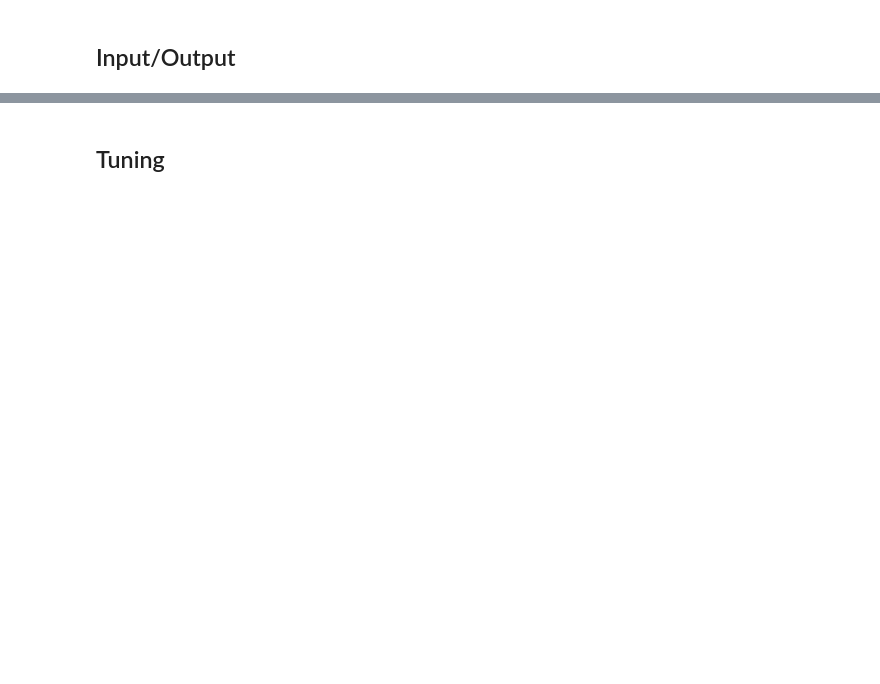
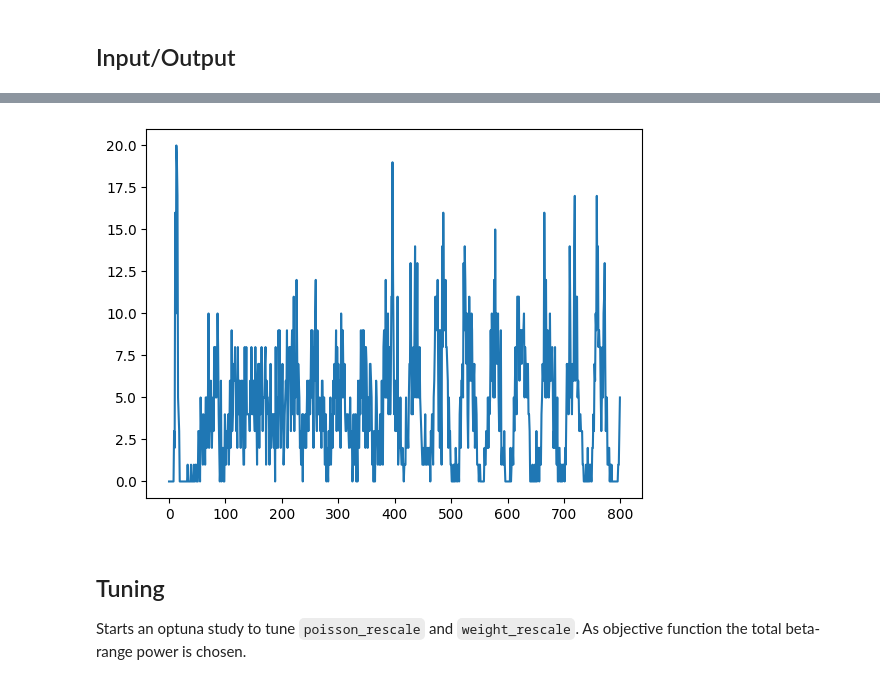
Before and after one commit to djanloo/quilt, a Jupyter notebook: basal_ganglia.ipynb, the cells around one changed output, grey strips where cells are left out. Saved outputs shown, nothing was run; the diff lists cells and outputs as text; code cells hidden in the pictures; blank space fills up the shorter version.

```diff
--- a/basal_ganglia.ipynb
+++ b/basal_ganglia.ipynb
@@ -15,5 +13,11 @@ The autoreload extension is already loaded. To reload it, use:
 # %%
-from quilt.builder import NeuronCatalogue, SpikingNetwork
+from quilt.interface.spiking import set_verbosity
+set_verbosity(1)
 
-catalogue = NeuronCatalogue.from_yaml("tests/basal_ganglia_neurons.yaml")
+
+T = 800 # simulate for 800 ms
+dt = 0.1 # ms
+points_per_bin = 10      # bins 1 ms wide
+sampling_frequency = 1e3 # 1 kHz sampling frequency
+burn_in_millis = 200     # the first part of the record to discard (ms)
 # %%
@@ -63,3 +72,3 @@ sn.populations["D2"].add_poisson_spike_injector(972.927, 0.45 * poisson_rescale)
 # %%
-sn.run(dt=0.1, time=5000)
+sn.run(dt=dt, time=T)
 # %% [output]
@@ -89,16 +96,5 @@ for pop in sn.populations.keys():
 # %%
-fig, ax = plt.subplots()
-timesteps_per_bin = 10
-binned_signals = dict()
-
-for pop in spikes.keys():
-    binned_signals[pop] = np.sum(
-                            spikes[pop][:(len(spikes[pop])//timesteps_per_bin)*timesteps_per_bin].reshape(-1, timesteps_per_bin),
-                            axis=1).squeeze()
-
-    mfr = np.mean(binned_signals[pop][200:]) * 1e3 / sn.populations[pop].n_neurons
-    print(f"Mean firing rate {pop}:\t{mfr:.1f} Hz")
-    plt.plot(binned_signals[pop], label=pop)
-
-plt.legend()
-plt.ylabel("spikes per ms");
+def bin_spikes(spikes, points_per_bin = 10):
+    binned_signal = np.sum( spikes[:(len(spikes)//points_per_bin)*points_per_bin].reshape(-1, points_per_bin),
+                        axis=1).squeeze()
+    return binned_signal
@@ -180,0 +101,5 @@ plt.plot(tt, bandpass(binned_signals[pop], [30, 80], 1000))
+# %%
+plt.plot(bin_spikes(spikes["D1"]))
+plt.show()
+# %% [output]
+[figure, added]
@@ -181,4 +108,5 @@ plt.plot(tt, bandpass(binned_signals[pop], [30, 80], 1000))
 # %% [markdown]
 ## Tuning
+Starts an optuna study to tune `poisson_rescale` and `weight_rescale`. As objective function the total beta-range power is chosen.
 # %%
 import optuna
```
Also changed, not shown: parts of 18 cells of this notebook, 1 other file.
